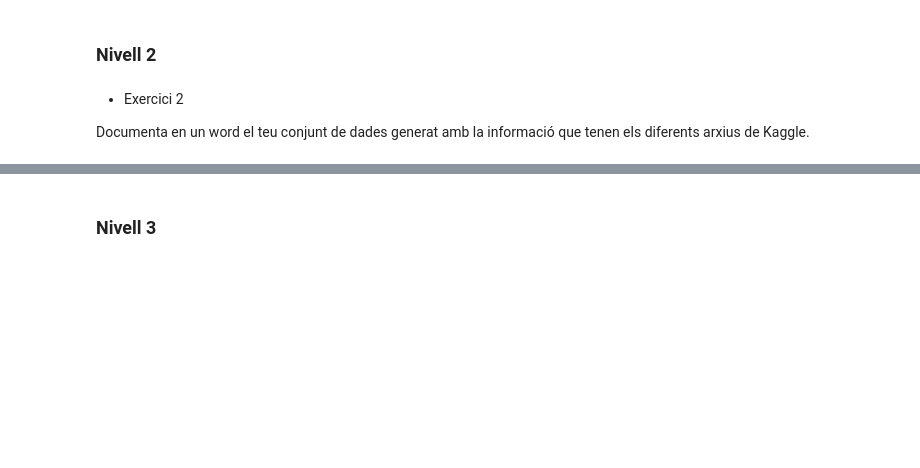
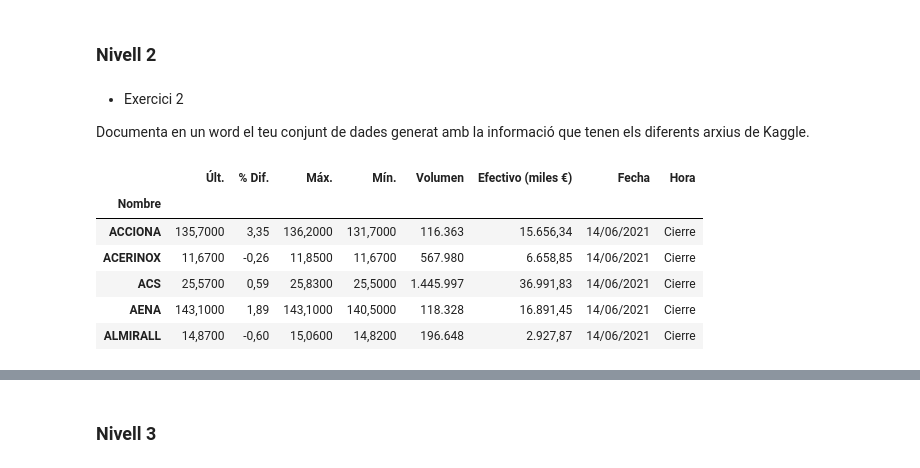
Before and after one commit to ManelForcales/Web-scraping, a Jupyter notebook: S16T02.ipynb, the cells around one changed output, grey strips where cells are left out. Saved outputs shown, nothing was run; the diff lists cells and outputs as text; code cells hidden in the pictures; blank space fills up the shorter version.

```diff
--- a/S16T02.ipynb
+++ b/S16T02.ipynb
@@ -197,0 +200,13 @@ Documenta en un word el teu conjunt de dades generat amb la informació que tene
+# %%
+df =pd.read_csv('Acciones_hoy_ibex_v2.csv',index_col='Nombre')
+df.drop('Unnamed: 0',axis=1,inplace=True)
+# %%
+df.head()
+# %% [output]
+|  | Últ. | % Dif. | Máx. | Mín. | Volumen | Efectivo (miles €) | Fecha | Hora |
+| Nombre |  |  |  |  |  |  |  |  |
+| ACCIONA | 135,7000 | 3,35 | 136,2000 | 131,7000 | 116.363 | 15.656,34 | 14/06/2021 | Cierre |
+| ACERINOX | 11,6700 | -0,26 | 11,8500 | 11,6700 | 567.980 | 6.658,85 | 14/06/2021 | Cierre |
+| ACS | 25,5700 | 0,59 | 25,8300 | 25,5000 | 1.445.997 | 36.991,83 | 14/06/2021 | Cierre |
+| AENA | 143,1000 | 1,89 | 143,1000 | 140,5000 | 118.328 | 16.891,45 | 14/06/2021 | Cierre |
+| ALMIRALL | 14,8700 | -0,60 | 15,0600 | 14,8200 | 196.648 | 2.927,87 | 14/06/2021 | Cierre |
```
Also changed, not shown: parts of 6 cells of this notebook.
